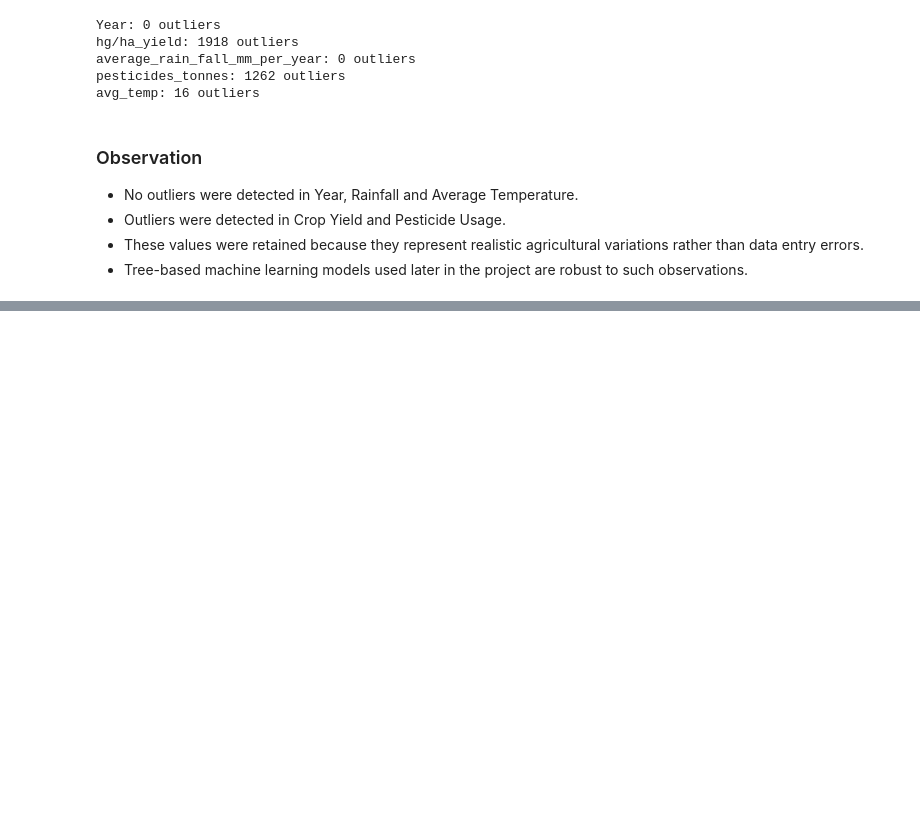
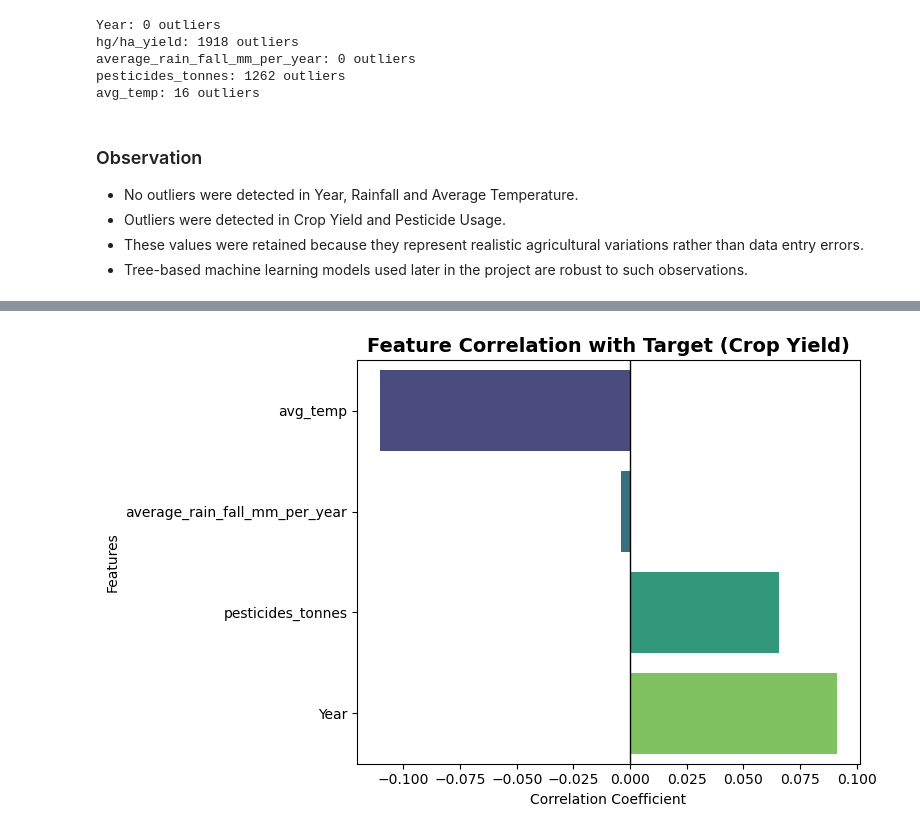
Before and after one commit to nidhi-yadav20799/CropYield-Predictor-Agricultural-Intelligence, a Jupyter notebook: notebooks/01_Data_Loading.ipynb, the cells around one changed output, grey strips where cells are left out. Cells and saved outputs as stored; diff of their text form; code cells hidden in the pictures; blank space fills up the shorter version.

```diff
--- a/notebooks/01_Data_Loading.ipynb
+++ b/notebooks/01_Data_Loading.ipynb
@@ -320,0 +437,35 @@ df_clean.to_csv(
+# %%
+#Top Feature Correlation with Target
+target_corr = (
+    df.corr(numeric_only=True)["hg/ha_yield"]
+      .drop("hg/ha_yield")
+      .sort_values()
+)
+
+plt.figure(figsize=(8,5))
+
+sns.barplot(
+    x=target_corr.values,
+    y=target_corr.index,
+    hue=target_corr.index,
+    palette="viridis",
+    legend=False
+)
+
+plt.axvline(0,color="black",linewidth=1)
+
+plt.title(
+    "Feature Correlation with Target (Crop Yield)",
+    fontsize=14,
+    fontweight="bold"
+)
+
+plt.xlabel("Correlation Coefficient")
+
+plt.ylabel("Features")
+
+plt.tight_layout()
+
+plt.show()
+# %% [output]
+[figure, added]
```
Also changed, not shown: parts of 24 cells of this notebook, 8 other files.
